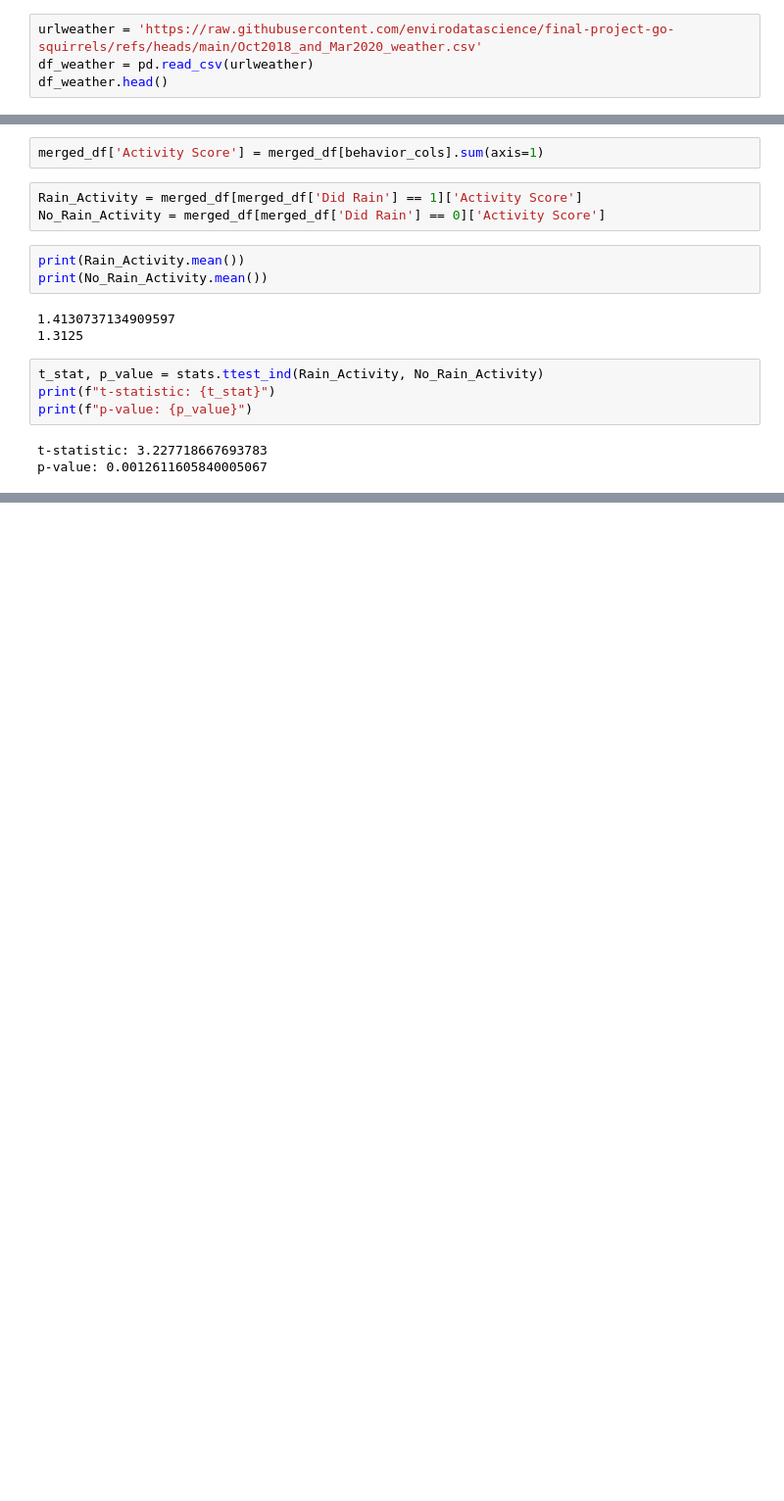
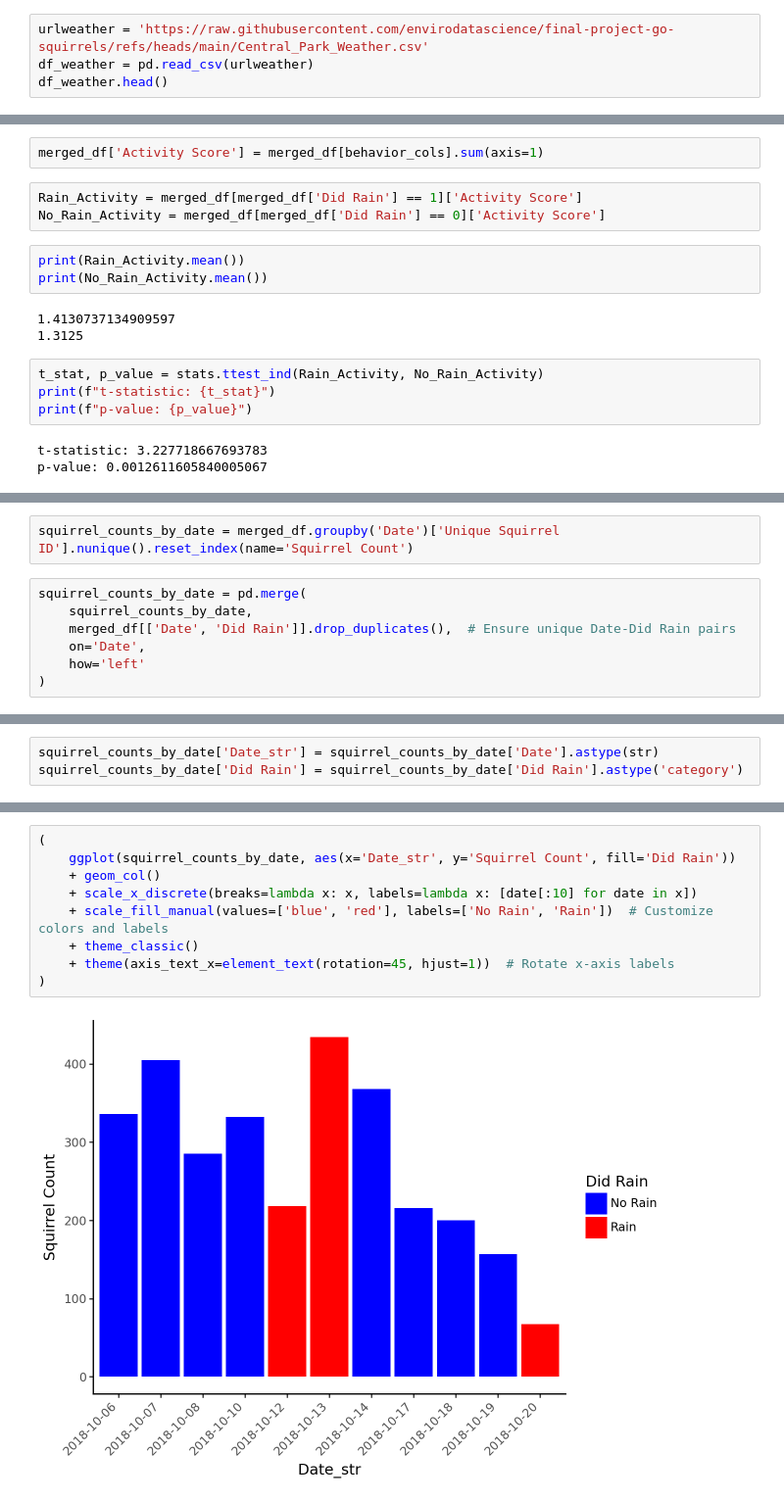
Before and after one commit to envirodatascience/final-project-go-squirrels, a Jupyter notebook: Sophie's_Squirrel_Notebook.ipynb, the cells around one changed output, grey strips where cells are left out. Shown at 98% size. Saved outputs shown, nothing was run; the diff lists cells and outputs as text; blank space fills up the shorter version.

```diff
--- a/Sophie's_Squirrel_Notebook.ipynb
+++ b/Sophie's_Squirrel_Notebook.ipynb
@@ -46,7 +49,7 @@ Data columns (total 31 columns):
 dtypes: bool(13), float64(2), int64(2), object(14)
 memory usage: 463.6+ KB
 # %%
-urlweather = 'https://raw.githubusercontent.com/envirodatascience/final-project-go-squirrels/refs/heads/main/Oct2018_and_Mar2020_weather.csv'
+urlweather = 'https://raw.githubusercontent.com/envirodatascience/final-project-go-squirrels/refs/heads/main/Central_Park_Weather.csv'
 df_weather = pd.read_csv(urlweather)
 df_weather.head()
 # %% [output]
@@ -269,0 +298,9 @@ Notes:
+# %%
+squirrel_counts_by_date = merged_df.groupby('Date')['Unique Squirrel ID'].nunique().reset_index(name='Squirrel Count')
+# %%
+squirrel_counts_by_date = pd.merge(
+    squirrel_counts_by_date,
+    merged_df[['Date', 'Did Rain']].drop_duplicates(),  # Ensure unique Date-Did Rain pairs
+    on='Date',
+    how='left'
+)
@@ -269,0 +331,3 @@ Notes:
+# %%
+squirrel_counts_by_date['Date_str'] = squirrel_counts_by_date['Date'].astype(str)
+squirrel_counts_by_date['Did Rain'] = squirrel_counts_by_date['Did Rain'].astype('category')
@@ -269,0 +341,11 @@ Notes:
+# %%
+(
+    ggplot(squirrel_counts_by_date, aes(x='Date_str', y='Squirrel Count', fill='Did Rain'))
+    + geom_col()
+    + scale_x_discrete(breaks=lambda x: x, labels=lambda x: [date[:10] for date in x])
+    + scale_fill_manual(values=['blue', 'red'], labels=['No Rain', 'Rain'])  # Customize colors and labels
+    + theme_classic()
+    + theme(axis_text_x=element_text(rotation=45, hjust=1))  # Rotate x-axis labels
+)
+# %% [output]
+[figure, added]
```
Also changed, not shown: parts of 15 cells of this notebook.
